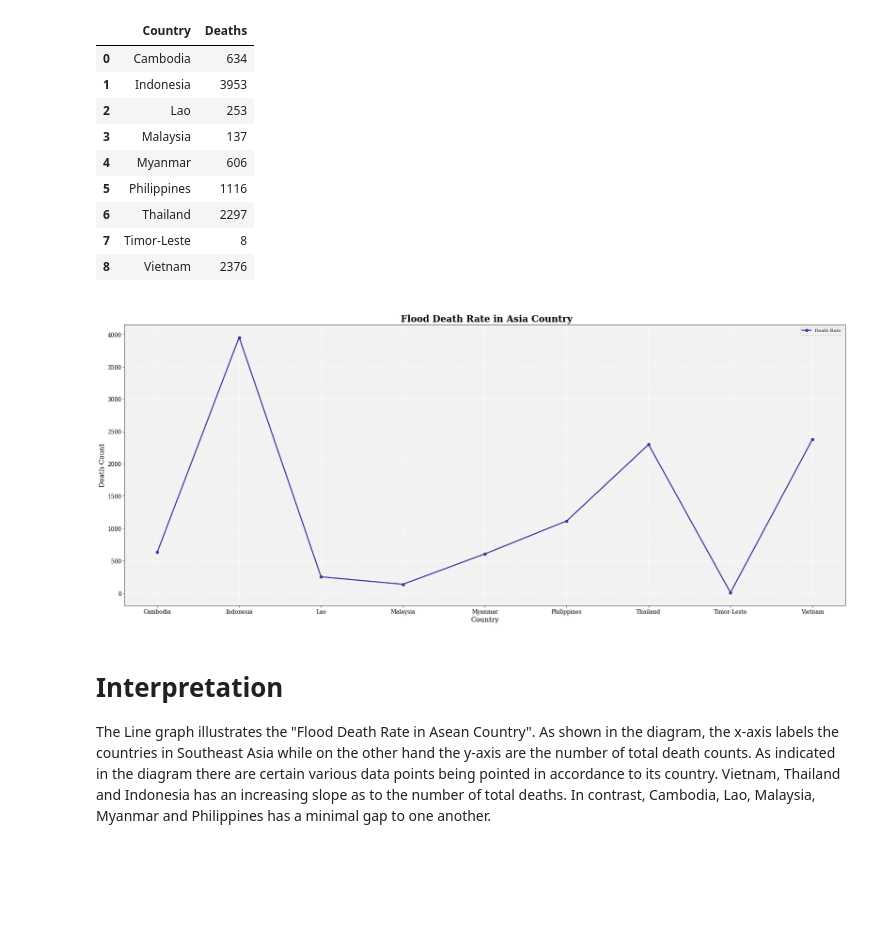
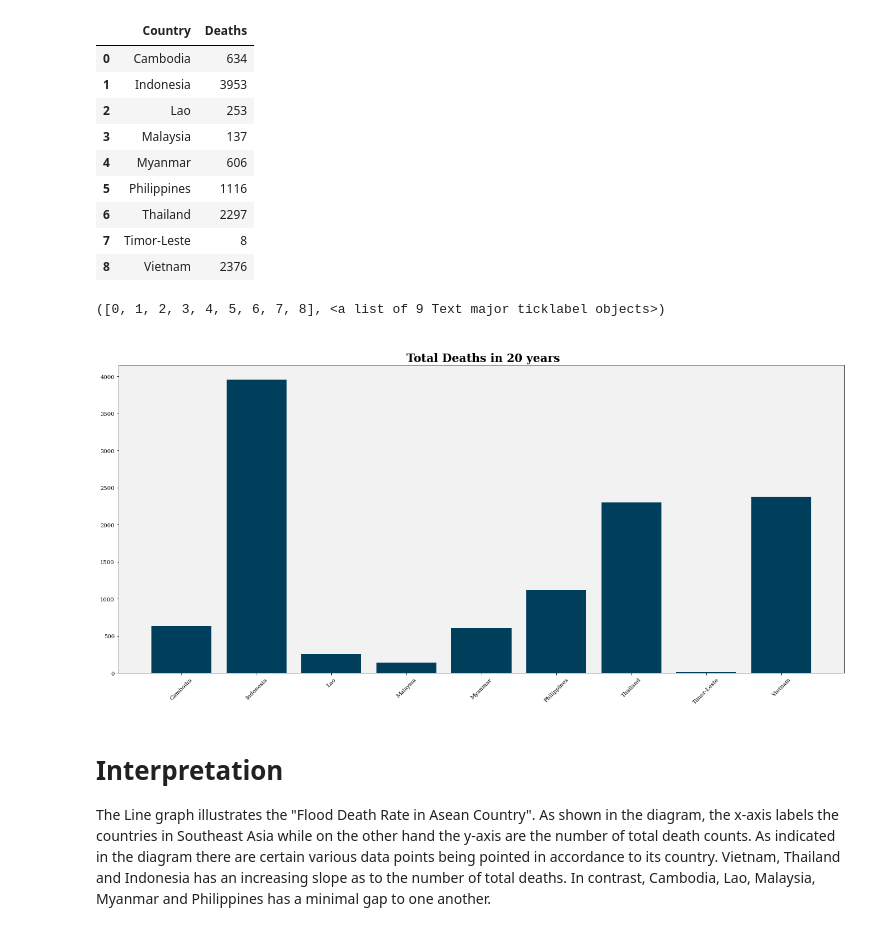
Before and after one commit to KarlAndreiCalimutan/Beta-Tech_BSIT_3207, a Jupyter notebook: Datasets_visual.ipynb, the cells around one changed output. Cells and saved outputs as stored; diff of their text form; code cells hidden in the pictures; blank space fills up the shorter version.

```diff
--- a/Datasets_visual.ipynb
+++ b/Datasets_visual.ipynb
@@ -94,32 +94,19 @@ display(df.iloc[0:])
 | 6 | Thailand | 2297 |
 | 7 | Timor-Leste | 8 |
 | 8 | Vietnam | 2376 |
-# %%
-#Visualization
-#getting all values from the dataframe/csv
-Country = df["Country"]
-Deaths = df["Deaths"]
-
-#changing the size of the entire graph
-f = plt.figure(tight_layout=True)
-f.set_figwidth(23)
-f.set_figheight(10)
-
-#Changing the background color of the graph
-plt.rcParams['axes.facecolor'] = '#F2F2F2'
-
-#Creating plots
-plt.xticks(fontsize=12)
-plt.yticks(fontsize=12)
-plt.title("\n Flood Death Rate in Asia Country", fontweight="bold", fontsize=20)
-plt.xlabel("Country", fontsize=15)
-plt.ylabel("Death Count", fontsize=15)
-plt.grid(color = 'white', linestyle = '--', linewidth = 1.5)
-plt.plot(Country, Deaths, 'o-', lw=2.4, c='#333399')
-plt.legend(labels=['Death Rate'])
-plt.show()
-# %% [output]
-[figure, removed]
+# %%
+plt.figure(figsize = (23,10))
+plt.title("\n Total Deaths in 20 years", fontweight="bold", fontsize=20)
+plt.bar(x=df['Country'],
+
+        height=df['Deaths'],
+
+        color='#003f5c')
+
+plt.xticks(rotation=45)
+# %% [output]
+([0, 1, 2, 3, 4, 5, 6, 7, 8], <a list of 9 Text major ticklabel objects>)
+[figure, added]
 # %% [markdown]
 # **Interpretation**
 The Line graph illustrates the "Flood Death Rate in Asean Country". As shown in the diagram, the x-axis labels the countries in Southeast Asia while on the other hand the y-axis are the number of total death counts. As indicated in the diagram there are certain various data points being pointed in accordance to its country. Vietnam, Thailand and Indonesia has an increasing slope as to the number of total deaths. In contrast, Cambodia, Lao, Malaysia, Myanmar and Philippines has a minimal gap to one another.
```
